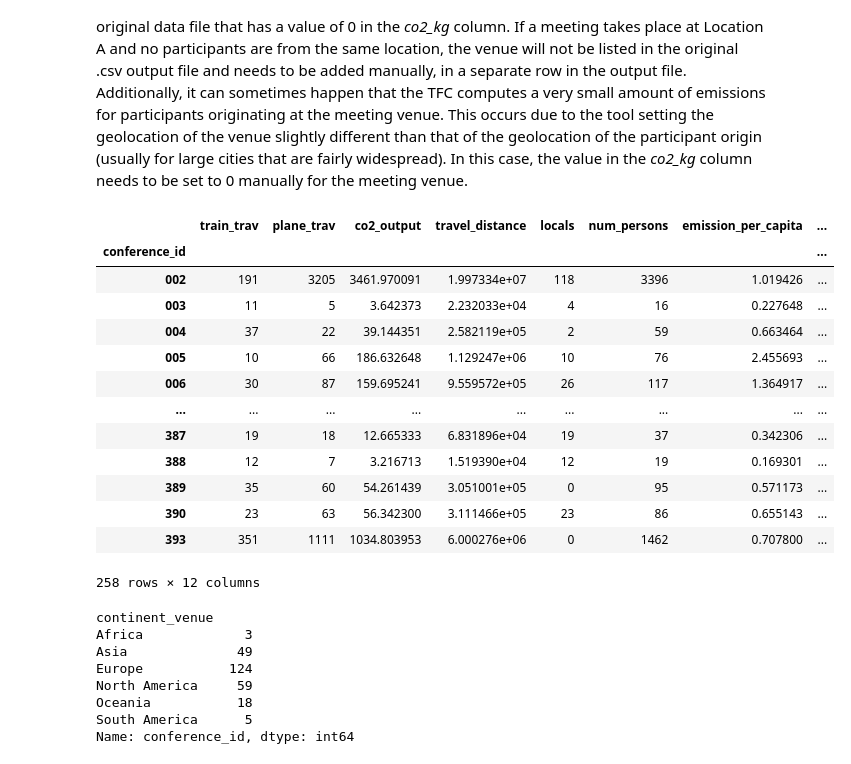
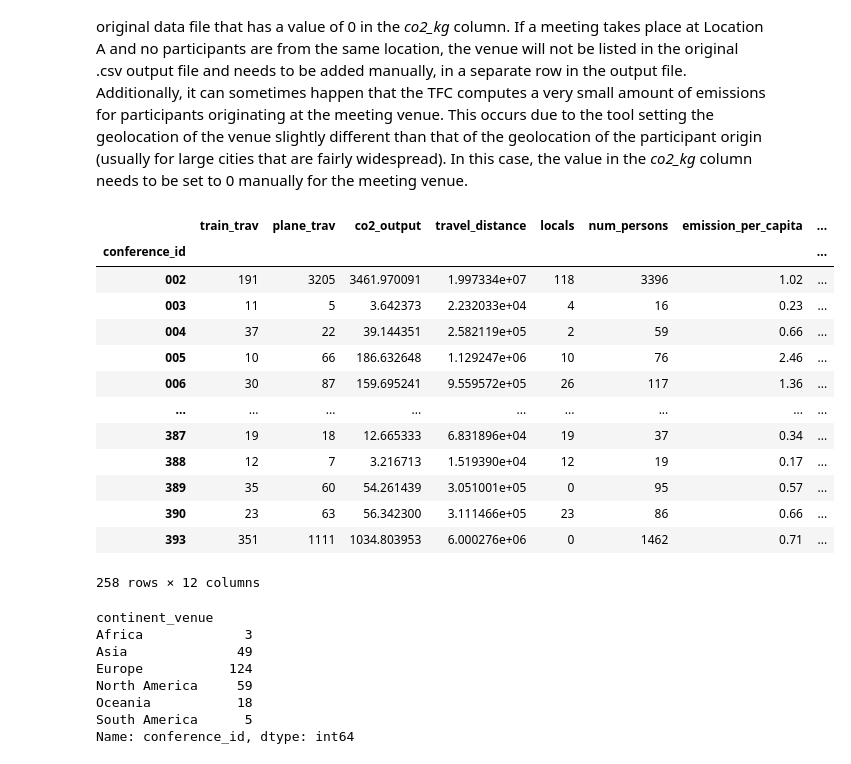
Before and after one commit to agokus/travel-emissions, a Jupyter notebook: Data_processing_conferences.ipynb, the cells around one changed output. Drawn from its saved outputs; the diff is of its cells as text; code cells hidden in the pictures.

```diff
--- a/Data_processing_conferences.ipynb
+++ b/Data_processing_conferences.ipynb
@@ -121,46 +121,46 @@ data_agg = (dataframe
                  }
                 )
             .rename(columns={"train trips_amount":"train_trav",
                              "plane trips_amount":"plane_trav",
                              "co2_kg":"co2_output",
                              "distance_km":"travel_distance"
                             }
                    )
            )
 data_agg["num_persons"] = data_agg["train_trav"] + data_agg["plane_trav"]
-data_agg["emission_per_capita"] = data_agg["co2_output"]/data_agg["num_persons"]
-data_agg["local_perc"] = (data_agg["locals"]/data_agg["num_persons"])*100.
+data_agg["emission_per_capita"] = round(data_agg["co2_output"]/data_agg["num_persons"],2)
+data_agg["local_perc"] = round((data_agg["locals"]/data_agg["num_persons"])*100.,1)
 
 venue_columns = {"continent":"continent_venue",
                  "country":"country_venue",
                  "latitude":"lat_venue",
                  "longitude":"lon_venue"
                 }
 
 # Venue selection based on entry with 0kg of CO2eq emissions
 venues = (dataframe[dataframe["co2_kg"]==0]
           .set_index("conference_id")
           .filter(items=sorted(venue_columns.keys()))
           .rename(columns=venue_columns)
          )
 data_agg = data_agg.join( venues, how="left", on="conference_id" )
 
 # Print the new table, each row is one conference
 data_agg
 # %% [output]
 |  | train_trav | plane_trav | co2_output | travel_distance | locals | num_persons | emission_per_capita | ... |
 | conference_id |  |  |  |  |  |  |  | ... |
-| 002 | 191 | 3205 | 3461.970091 | 1.997334e+07 | 118 | 3396 | 1.019426 | ... |
-| 003 | 11 | 5 | 3.642373 | 2.232033e+04 | 4 | 16 | 0.227648 | ... |
-| 004 | 37 | 22 | 39.144351 | 2.582119e+05 | 2 | 59 | 0.663464 | ... |
-| 005 | 10 | 66 | 186.632648 | 1.129247e+06 | 10 | 76 | 2.455693 | ... |
-| 006 | 30 | 87 | 159.695241 | 9.559572e+05 | 26 | 117 | 1.364917 | ... |
+| 002 | 191 | 3205 | 3461.970091 | 1.997334e+07 | 118 | 3396 | 1.02 | ... |
+| 003 | 11 | 5 | 3.642373 | 2.232033e+04 | 4 | 16 | 0.23 | ... |
+| 004 | 37 | 22 | 39.144351 | 2.582119e+05 | 2 | 59 | 0.66 | ... |
+| 005 | 10 | 66 | 186.632648 | 1.129247e+06 | 10 | 76 | 2.46 | ... |
+| 006 | 30 | 87 | 159.695241 | 9.559572e+05 | 26 | 117 | 1.36 | ... |
 | ... | ... | ... | ... | ... | ... | ... | ... | ... |
-| 387 | 19 | 18 | 12.665333 | 6.831896e+04 | 19 | 37 | 0.342306 | ... |
-| 388 | 12 | 7 | 3.216713 | 1.519390e+04 | 12 | 19 | 0.169301 | ... |
-| 389 | 35 | 60 | 54.261439 | 3.051001e+05 | 0 | 95 | 0.571173 | ... |
-| 390 | 23 | 63 | 56.342300 | 3.111466e+05 | 23 | 86 | 0.655143 | ... |
-| 393 | 351 | 1111 | 1034.803953 | 6.000276e+06 | 0 | 1462 | 0.707800 | ... |
+| 387 | 19 | 18 | 12.665333 | 6.831896e+04 | 19 | 37 | 0.34 | ... |
+| 388 | 12 | 7 | 3.216713 | 1.519390e+04 | 12 | 19 | 0.17 | ... |
+| 389 | 35 | 60 | 54.261439 | 3.051001e+05 | 0 | 95 | 0.57 | ... |
+| 390 | 23 | 63 | 56.342300 | 3.111466e+05 | 23 | 86 | 0.66 | ... |
+| 393 | 351 | 1111 | 1034.803953 | 6.000276e+06 | 0 | 1462 | 0.71 | ... |
 258 rows × 12 columns
 # %%
 # Count the number of conferences by continent
```
Also changed, not shown: parts of 7 cells of this notebook, 4 other files.
